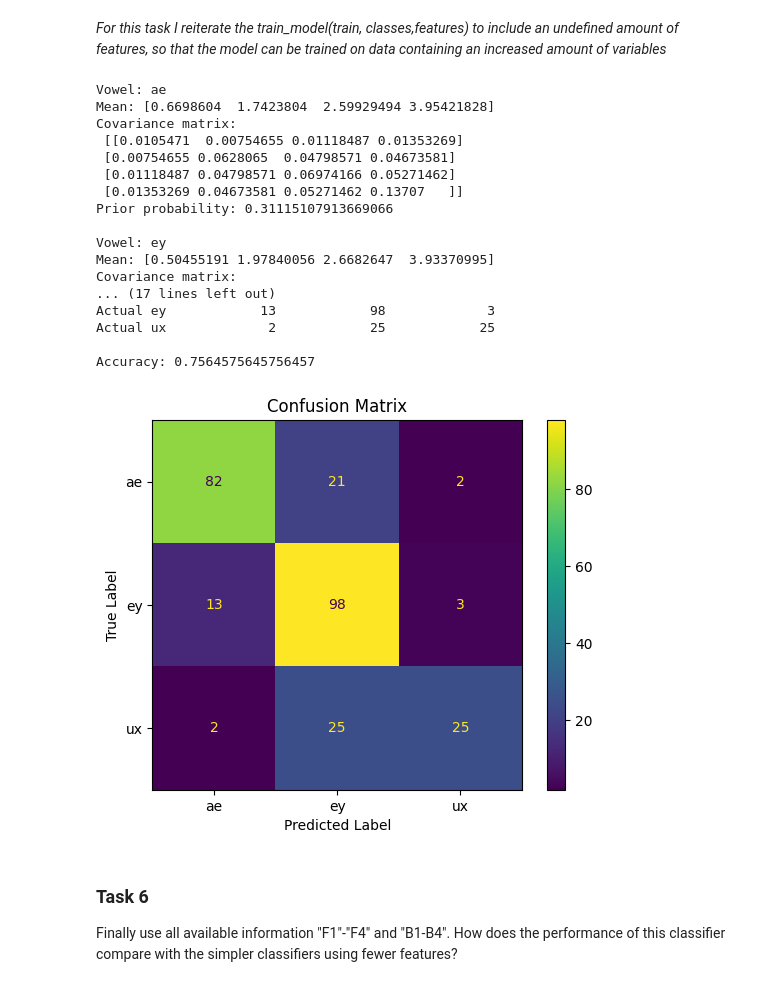
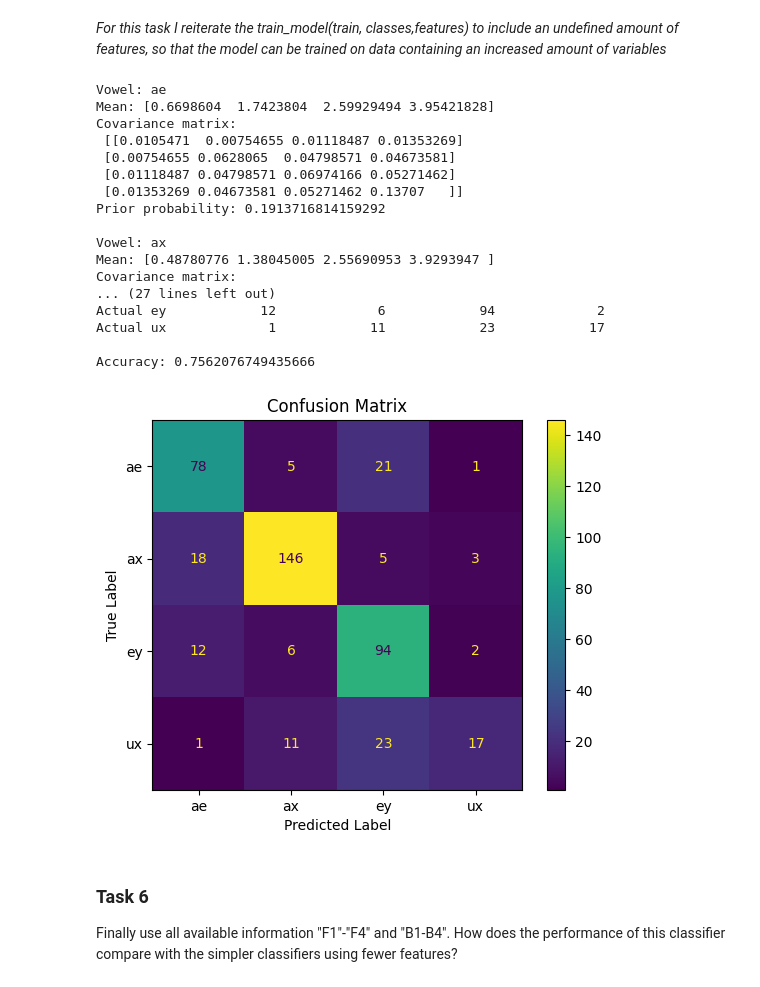
Before and after one commit to PaulimusPrime/TTT4185_Assignments, a Jupyter notebook: TTT4185_Assignment2.ipynb, the cells around one changed output. Saved outputs shown, nothing was run; the diff lists cells and outputs as text; code cells hidden in the pictures.

Commit message:
Updated assignment 2 with additional vowels for testing

```diff
--- a/TTT4185_Assignment2.ipynb
+++ b/TTT4185_Assignment2.ipynb
@@ -395,7 +395,7 @@ train = pd.read_csv("Data/Train.csv")
 test = pd.read_csv("Data/Test.csv")
 
 # Choose the classes
-classes = ['ae', 'ey', 'ux']
+classes = ['ae','ax', 'ey', 'ux']
 
 # Filter the datasets
 train = train[train['Phoneme'].isin(classes)].copy()
@@ -471,45 +471,45 @@ features = ['F1', 'F2', 'F3', 'F4']
 data = train[train['Phoneme'] == v][features].values
 # %%
 # Choose the classes and features
-vowels = ['ae', 'ey', 'ux']
+vowels = ['ae','ax', 'ey', 'ux']
 features = ['F1', 'F2', 'F3', 'F4']
 
 # Train the model using four features
 model = train_model(train, vowels, features)
 
 # Print estimated parameters
 print_parameters(model, vowels)
 
 # Predict the test labels
 X_test = test[features].values
 y_test = test['Phoneme'].values
 
 predictions = predict_vowel(X_test, model, vowels)
 
 # Evaluate the classifier
 evaluate_model(y_test, predictions, vowels)
 
 # Plot the confusion matrix
 plot_confusion_matrix(y_test, predictions, vowels)
 # %% [output]
 Vowel: ae
 Mean: [0.6698604  1.7423804  2.59929494 3.95421828]
 Covariance matrix:
  [[0.0105471  0.00754655 0.01118487 0.01353269]
  [0.00754655 0.0628065  0.04798571 0.04673581]
  [0.01118487 0.04798571 0.06974166 0.05271462]
  [0.01353269 0.04673581 0.05271462 0.13707   ]]
-Prior probability: 0.31115107913669066
+Prior probability: 0.1913716814159292
 
-Vowel: ey
-Mean: [0.50455191 1.97840056 2.6682647  3.93370995]
+Vowel: ax
+Mean: [0.48780776 1.38045005 2.55690953 3.9293947 ]
 Covariance matrix:
-... (17 lines left out)
-Actual ey            13            98             3
-Actual ux             2            25            25
+... (27 lines left out)
+Actual ey            12             6            94             2
+Actual ux             1            11            23            17
 
-Accuracy: 0.7564575645756457
+Accuracy: 0.7562076749435666
-[figure, old version]
+[figure, new version]
 # %% [markdown]
 ### Task 6
 
```
Also changed, not shown: parts of 2 cells of this notebook.
